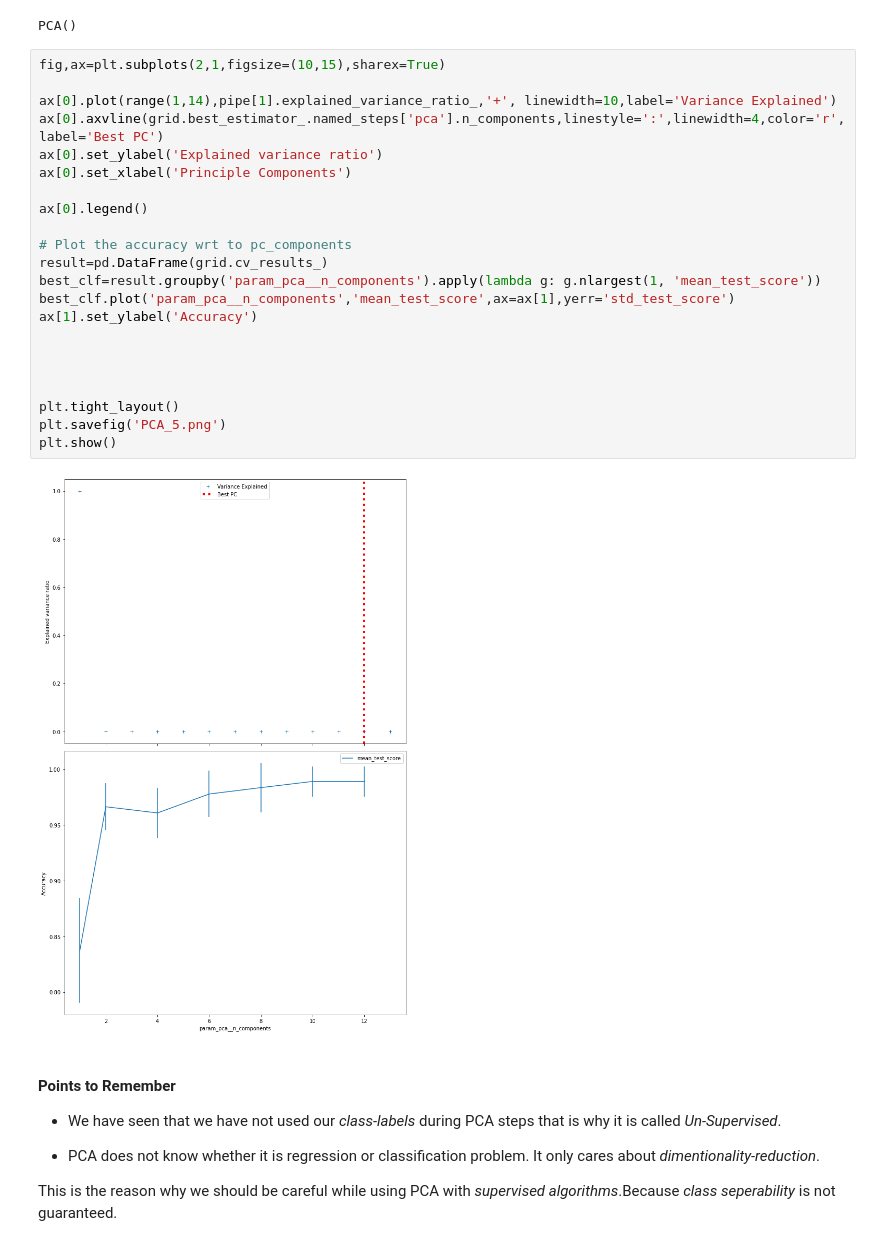
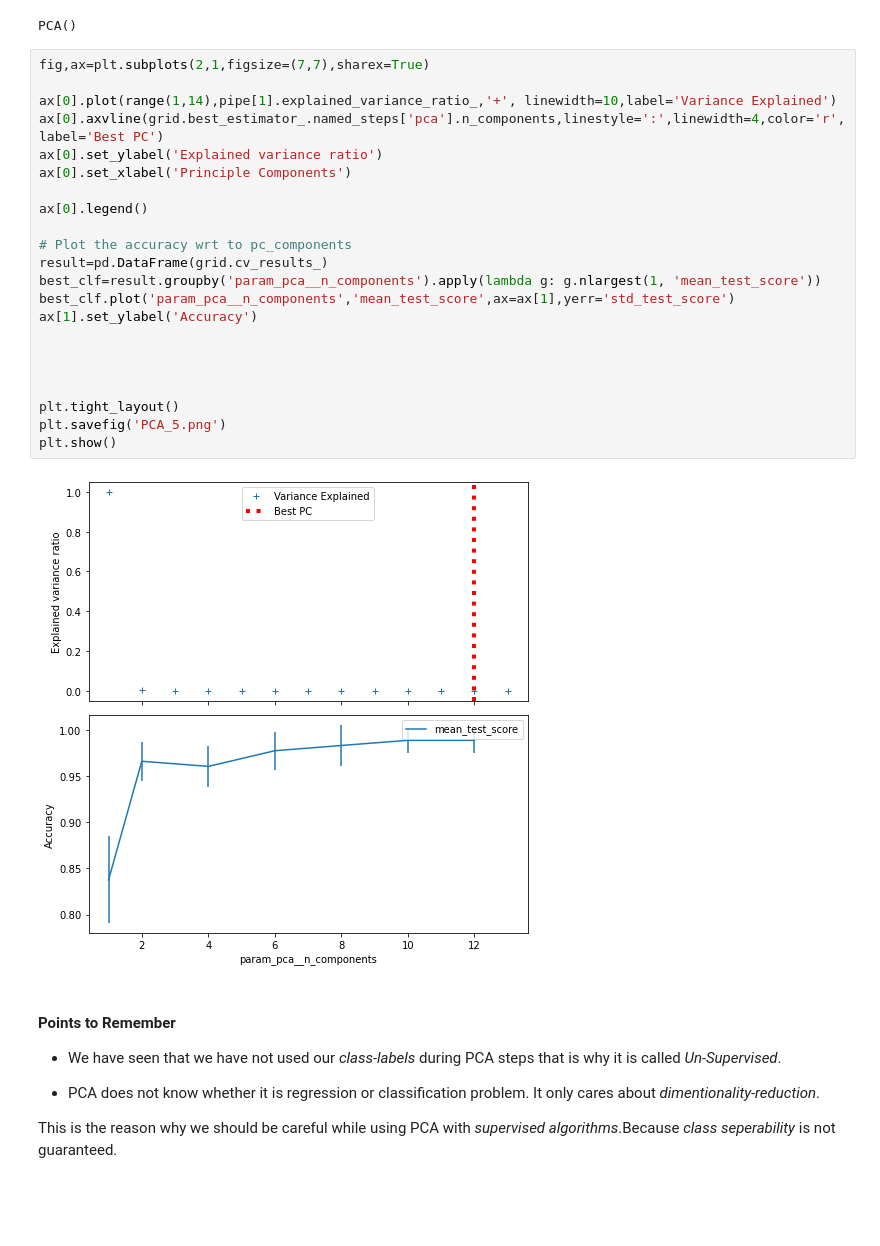
Before and after one commit to dishaaagarwal/Dimensionality-Reduction-Techniques, a Jupyter notebook: PCA.ipynb, the cells around one changed output. Saved outputs shown, nothing was run; the diff lists cells and outputs as text; blank space fills up the shorter version.

```diff
--- a/PCA.ipynb
+++ b/PCA.ipynb
@@ -378,29 +378,29 @@ pipe[1].fit(X,y)
 # %% [output]
 PCA()
 # %%
-fig,ax=plt.subplots(2,1,figsize=(10,15),sharex=True)
+fig,ax=plt.subplots(2,1,figsize=(7,7),sharex=True)
 
 ax[0].plot(range(1,14),pipe[1].explained_variance_ratio_,'+', linewidth=10,label='Variance Explained')
 ax[0].axvline(grid.best_estimator_.named_steps['pca'].n_components,linestyle=':',linewidth=4,color='r',label='Best PC')
 ax[0].set_ylabel('Explained variance ratio')
 ax[0].set_xlabel('Principle Components')
 
 ax[0].legend()
 
 # Plot the accuracy wrt to pc_components
 result=pd.DataFrame(grid.cv_results_)
 best_clf=result.groupby('param_pca__n_components').apply(lambda g: g.nlargest(1, 'mean_test_score'))
 best_clf.plot('param_pca__n_components','mean_test_score',ax=ax[1],yerr='std_test_score')
 ax[1].set_ylabel('Accuracy')
 
 
 
 
 plt.tight_layout()
 plt.savefig('PCA_5.png')
 plt.show()
 # %% [output]
-[figure, old version]
+[figure, new version]
 # %% [markdown]
 #### Points to Remember
 
```
Also changed, not shown: parts of 1 cell of this notebook, 1 other file.
